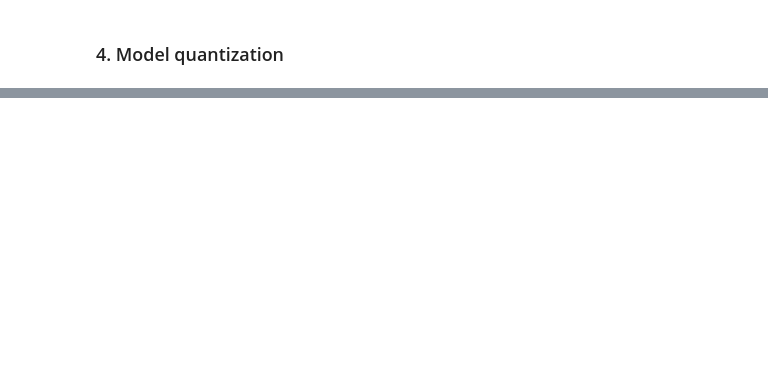
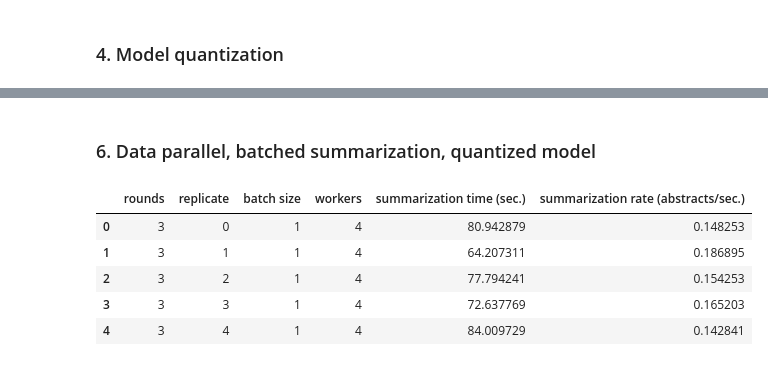
Before and after one commit to gperdrizet/PUBSUM, a Jupyter notebook: pubsum/notebooks/benchmarking_results.ipynb, the cells around one changed output, grey strips where cells are left out. Saved outputs shown, nothing was run; the diff lists cells and outputs as text; code cells hidden in the pictures; blank space fills up the shorter version.

```diff
--- a/pubsum/notebooks/benchmarking_results.ipynb
+++ b/pubsum/notebooks/benchmarking_results.ipynb
@@ -184,0 +226,12 @@ data.head()
+# %% [markdown]
+### 6. Data parallel, batched summarization, quantized model
+# %%
+data = pd.read_csv('../benchmarks/parallel_batched_summarize/results.csv')
+data.head()
+# %% [output]
+|  | rounds | replicate | batch size | workers | summarization time (sec.) | summarization rate (abstracts/sec.) |
+| 0 | 3 | 0 | 1 | 4 | 80.942879 | 0.148253 |
+| 1 | 3 | 1 | 1 | 4 | 64.207311 | 0.186895 |
+| 2 | 3 | 2 | 1 | 4 | 77.794241 | 0.154253 |
+| 3 | 3 | 3 | 1 | 4 | 72.637769 | 0.165203 |
+| 4 | 3 | 4 | 1 | 4 | 84.009729 | 0.142841 |
```
Also changed, not shown: parts of 10 cells of this notebook.
